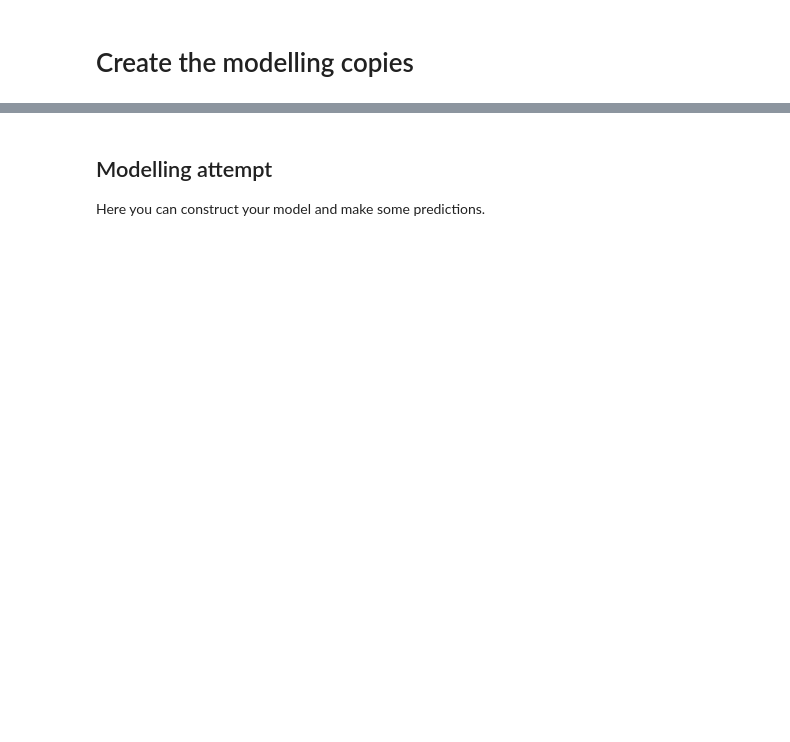
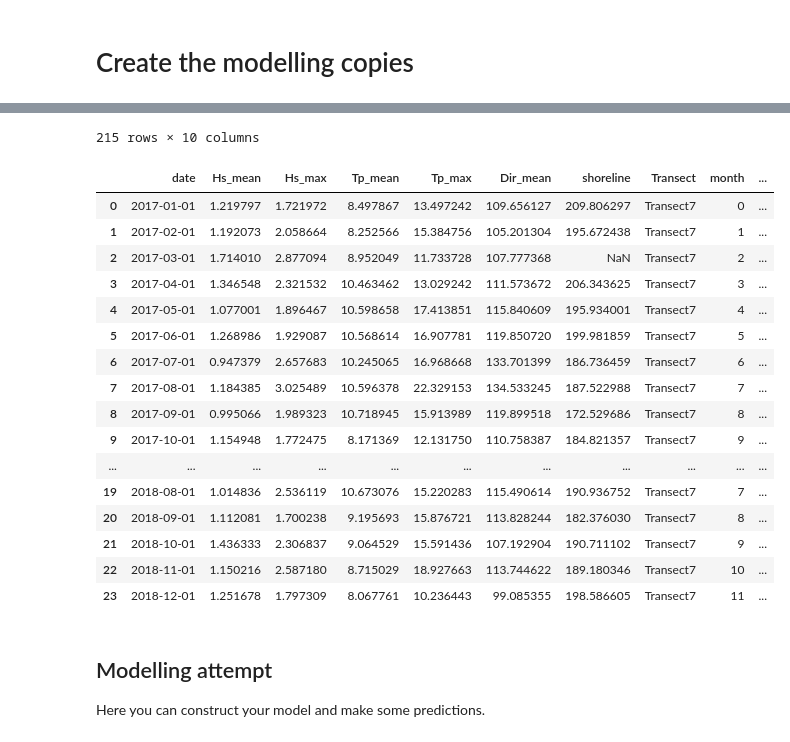
Before and after one commit to simmonsja/ShoreModel_Benchmark, a Jupyter notebook: 3.modelling_template.ipynb, the cells around one changed output, grey strips where cells are left out. Cells and saved outputs as stored; diff of their text form; code cells hidden in the pictures; blank space fills up the shorter version.

```diff
--- a/3.modelling_template.ipynb
+++ b/3.modelling_template.ipynb
@@ -131,10 +195,11 @@ test_data = resampled_data.query('date >= "2017-01-01"').reset_index(drop=True)
 # %% [markdown]
 # Create the modelling copies
 # %%
-train_data_clean = train_data.dropna().copy()
-test_data_clean = test_data.dropna().copy()
+train_data_clean = train_data.copy()
+test_data_clean = test_data.copy()
 train_data_out = train_data_clean.copy()
 test_data_out = test_data_clean.copy()
 
 display(train_data_clean)
 display(test_data_clean)
+# %% [output]
@@ -141,3 +218,21 @@ display(test_data_clean)
+215 rows × 10 columns
+|  | date | Hs_mean | Hs_max | Tp_mean | Tp_max | Dir_mean | shoreline | Transect | month | ... |
+| 0 | 2017-01-01 | 1.219797 | 1.721972 | 8.497867 | 13.497242 | 109.656127 | 209.806297 | Transect7 | 0 | ... |
+| 1 | 2017-02-01 | 1.192073 | 2.058664 | 8.252566 | 15.384756 | 105.201304 | 195.672438 | Transect7 | 1 | ... |
+| 2 | 2017-03-01 | 1.714010 | 2.877094 | 8.952049 | 11.733728 | 107.777368 | NaN | Transect7 | 2 | ... |
+| 3 | 2017-04-01 | 1.346548 | 2.321532 | 10.463462 | 13.029242 | 111.573672 | 206.343625 | Transect7 | 3 | ... |
+| 4 | 2017-05-01 | 1.077001 | 1.896467 | 10.598658 | 17.413851 | 115.840609 | 195.934001 | Transect7 | 4 | ... |
+| 5 | 2017-06-01 | 1.268986 | 1.929087 | 10.568614 | 16.907781 | 119.850720 | 199.981859 | Transect7 | 5 | ... |
+| 6 | 2017-07-01 | 0.947379 | 2.657683 | 10.245065 | 16.968668 | 133.701399 | 186.736459 | Transect7 | 6 | ... |
+| 7 | 2017-08-01 | 1.184385 | 3.025489 | 10.596378 | 22.329153 | 134.533245 | 187.522988 | Transect7 | 7 | ... |
+| 8 | 2017-09-01 | 0.995066 | 1.989323 | 10.718945 | 15.913989 | 119.899518 | 172.529686 | Transect7 | 8 | ... |
+| 9 | 2017-10-01 | 1.154948 | 1.772475 | 8.171369 | 12.131750 | 110.758387 | 184.821357 | Transect7 | 9 | ... |
+| ... | ... | ... | ... | ... | ... | ... | ... | ... | ... | ... |
+| 19 | 2018-08-01 | 1.014836 | 2.536119 | 10.673076 | 15.220283 | 115.490614 | 190.936752 | Transect7 | 7 | ... |
+| 20 | 2018-09-01 | 1.112081 | 1.700238 | 9.195693 | 15.876721 | 113.828244 | 182.376030 | Transect7 | 8 | ... |
+| 21 | 2018-10-01 | 1.436333 | 2.306837 | 9.064529 | 15.591436 | 107.192904 | 190.711102 | Transect7 | 9 | ... |
+| 22 | 2018-11-01 | 1.150216 | 2.587180 | 8.715029 | 18.927663 | 113.744622 | 189.180346 | Transect7 | 10 | ... |
+| 23 | 2018-12-01 | 1.251678 | 1.797309 | 8.067761 | 10.236443 | 99.085355 | 198.586605 | Transect7 | 11 | ... |
 # %% [markdown]
 ## Modelling attempt
 Here you can construct your model and make some predictions.
```
Also changed, not shown: parts of 19 cells of this notebook.
